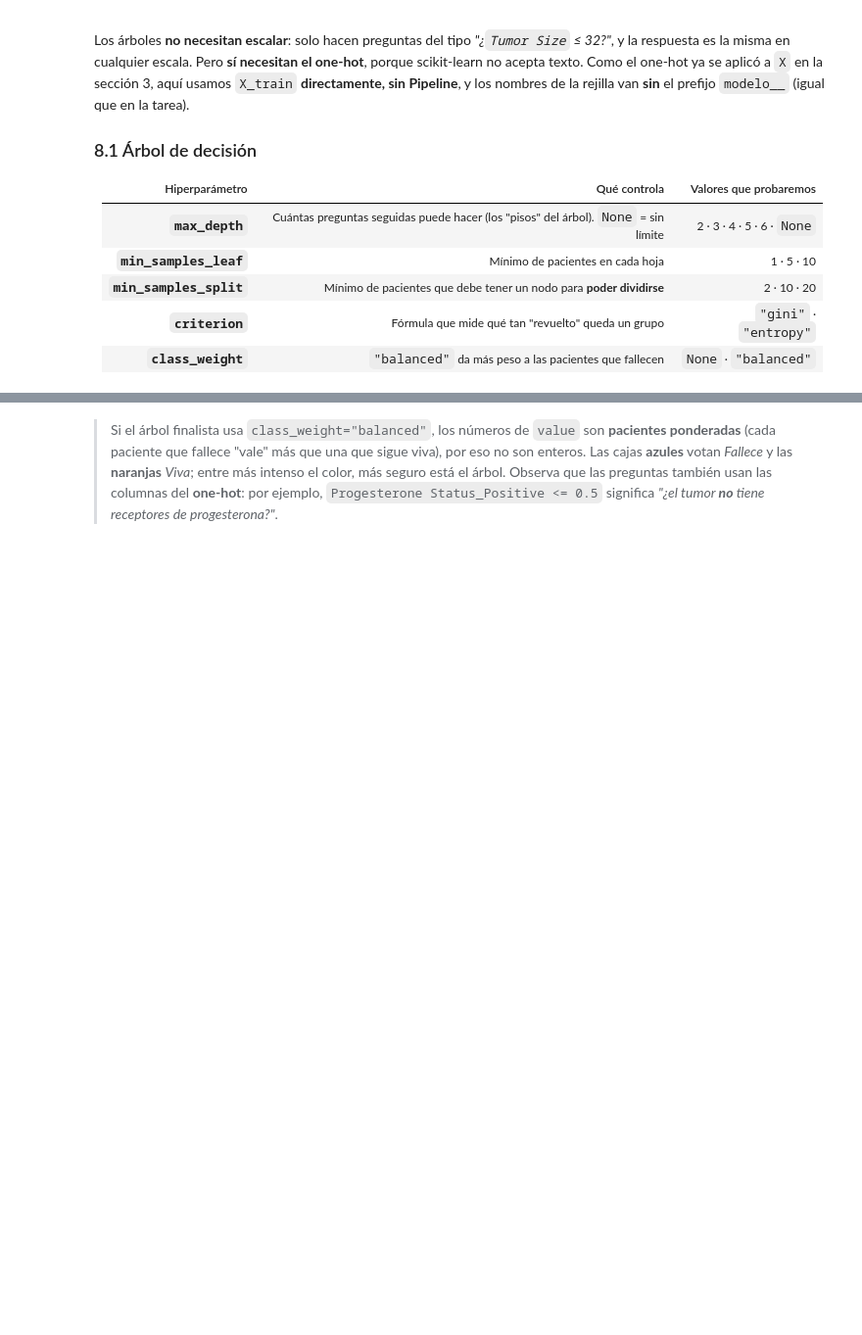
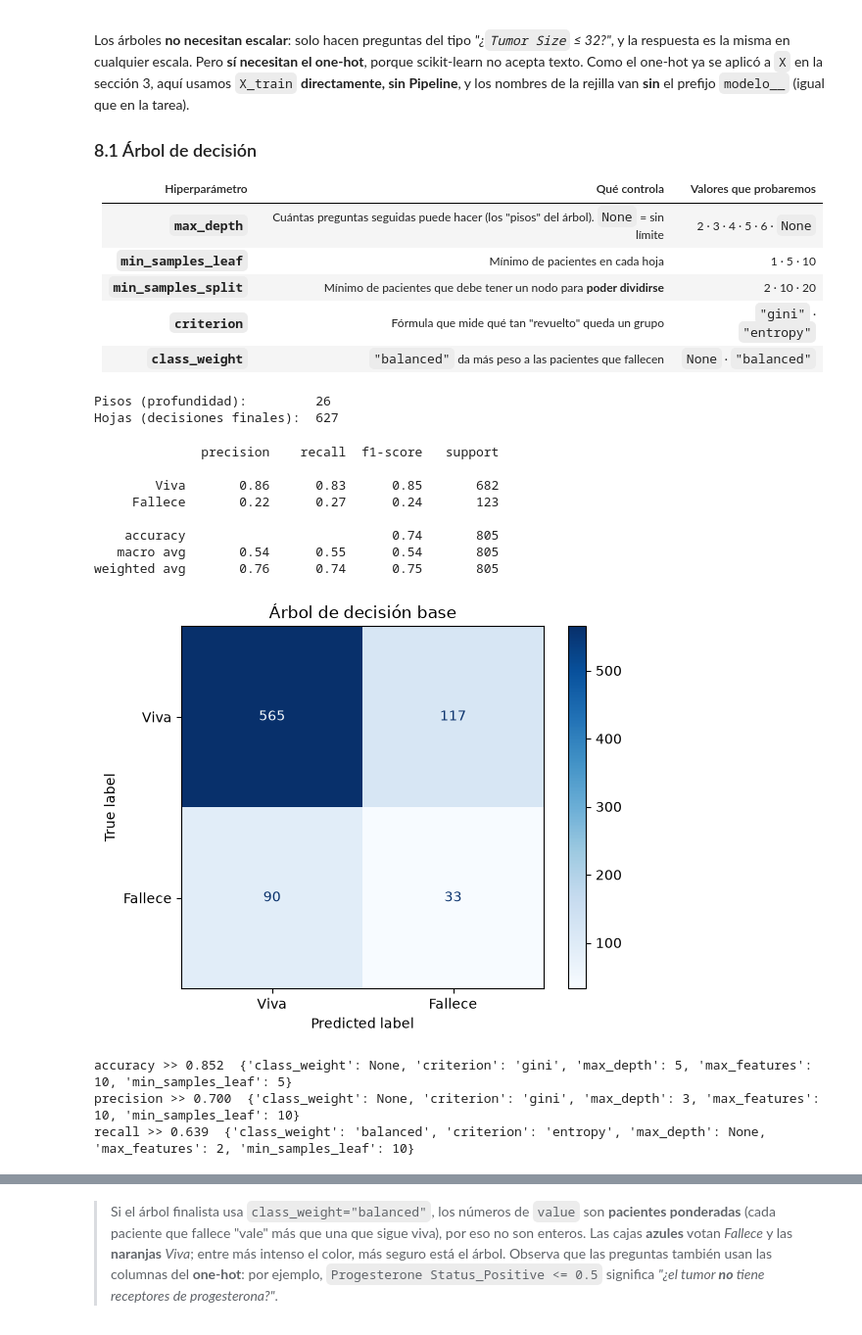
Before and after one commit to CarlosBallesuag/IA_Practicas_LAB, a Jupyter notebook: Practicas Parcial 2/Examen2_Parcial_SEER_Cancer_Mama_ALUMNO.ipynb, the cells around one changed output, grey strips where cells are left out. Shown at 98% size. Drawn from its saved outputs; the diff is of its cells as text; code cells hidden in the pictures; blank space fills up the shorter version.

```diff
--- a/Practicas Parcial 2/Examen2_Parcial_SEER_Cancer_Mama_ALUMNO.ipynb
+++ b/Practicas Parcial 2/Examen2_Parcial_SEER_Cancer_Mama_ALUMNO.ipynb
@@ -549,14 +596,14 @@ rejilla_svm = [
      "modelo__C":            valores_C,
      "modelo__class_weight": [None, "balanced"]},
 
-    {"modelo__kernel":       [____],    # ✏️
+    {"modelo__kernel":       ["rbf"],    # ✏️
      "modelo__C":            valores_C,
      "modelo__gamma":        ["scale", 0.01, 0.1],
      "modelo__class_weight": [None, "balanced"]},
 
     {"modelo__kernel":       ["poly"],
      "modelo__C":            valores_C,
-     ____:     [2, 3],                      # grado del polinomio  ✏️
+     "modelo__degree":       [2, 3],                      # grado del polinomio  ✏️
      "modelo__class_weight": [None, "balanced"]},
 ]
 # 10 + 30 + 20 = 60 combinaciones
@@ -564,7 +611,7 @@ rejilla_svm = [
 mejores_modelos = {}
 
 for metrica in metricas:
-    busqueda = GridSearchCV(____, ____, scoring=metrica, cv=5, n_jobs=-1)    # ✏️
+    busqueda = GridSearchCV(svm_base, rejilla_svm, scoring=metrica, cv=5, n_jobs=-1)    # ✏️
     busqueda.fit(X_train, y_train)
     mejores_modelos[metrica] = busqueda.best_estimator_
     print(f'{metrica} >> {busqueda.best_score_:.3f}  {busqueda.best_params_}')
@@ -604,22 +657,35 @@ Los árboles **no necesitan escalar**: solo hacen preguntas del tipo *"¿`Tumor
 from sklearn.tree import DecisionTreeClassifier, plot_tree
 
 # Creando y ajustando el árbol con valores por defecto (sin Pipeline: no hace falta escalar)
-arbol_base = ____(random_state=42)    # ✏️
+arbol_base = DecisionTreeClassifier(random_state=42)    # ✏️
 arbol_base.fit(X_train, y_train)
 
 print('Pisos (profundidad):        ', arbol_base.get_depth())
 print('Hojas (decisiones finales): ', arbol_base.get_n_leaves())
+# %% [output]
+Pisos (profundidad):         26
+Hojas (decisiones finales):  627
 # %%
 # Calculando las predicciones sobre el conjunto de prueba
 y_pred = arbol_base.predict(X_test)
 
 # Imprimiendo el reporte de clasificación
 print(classification_report(y_test, y_pred, target_names=clases))
 
 # Construyendo la matriz de confusión
-ConfusionMatrixDisplay.____(y_test, y_pred, display_labels=clases, cmap='Blues')    # ✏️
+ConfusionMatrixDisplay.from_predictions(y_test, y_pred, display_labels=clases, cmap='Blues')    # ✏️
 plt.title('Árbol de decisión base')
 plt.show()
+# %% [output]
+              precision    recall  f1-score   support
+
+        Viva       0.86      0.83      0.85       682
+     Fallece       0.22      0.27      0.24       123
+
+    accuracy                           0.74       805
+   macro avg       0.54      0.55      0.54       805
+weighted avg       0.76      0.74      0.75       805
+[figure, added]
 # %%
 # Hiperparámetros a optimizar (sin el prefijo modelo__ porque no hay Pipeline)
 rejilla_arbol = {
@@ -634,10 +700,14 @@ rejilla_arbol = {
 mejores_modelos = {}
 
 for metrica in metricas:
-    busqueda = GridSearchCV(____, ____, scoring=metrica, cv=5, n_jobs=-1)    # ✏️
+    busqueda = GridSearchCV(arbol_base, rejilla_arbol, scoring=metrica, cv=5, n_jobs=-1)    # ✏️
     busqueda.fit(X_train, y_train)
     mejores_modelos[metrica] = busqueda.best_estimator_
     print(f'{metrica} >> {busqueda.best_score_:.3f}  {busqueda.best_params_}')
+# %% [output]
+accuracy >> 0.852  {'class_weight': None, 'criterion': 'gini', 'max_depth': 5, 'max_features': 10, 'min_samples_leaf': 5}
+precision >> 0.700  {'class_weight': None, 'criterion': 'gini', 'max_depth': 3, 'max_features': 10, 'min_samples_leaf': 10}
+recall >> 0.639  {'class_weight': 'balanced', 'criterion': 'entropy', 'max_depth': None, 'max_features': 2, 'min_samples_leaf': 10}
 # %%
 # Mostrando las matrices de confusión de las 3 versiones optimizadas
 fig, ejes = plt.subplots(1, 3, figsize=(12, 4))
```
Also changed, not shown: parts of 29 cells of this notebook.
